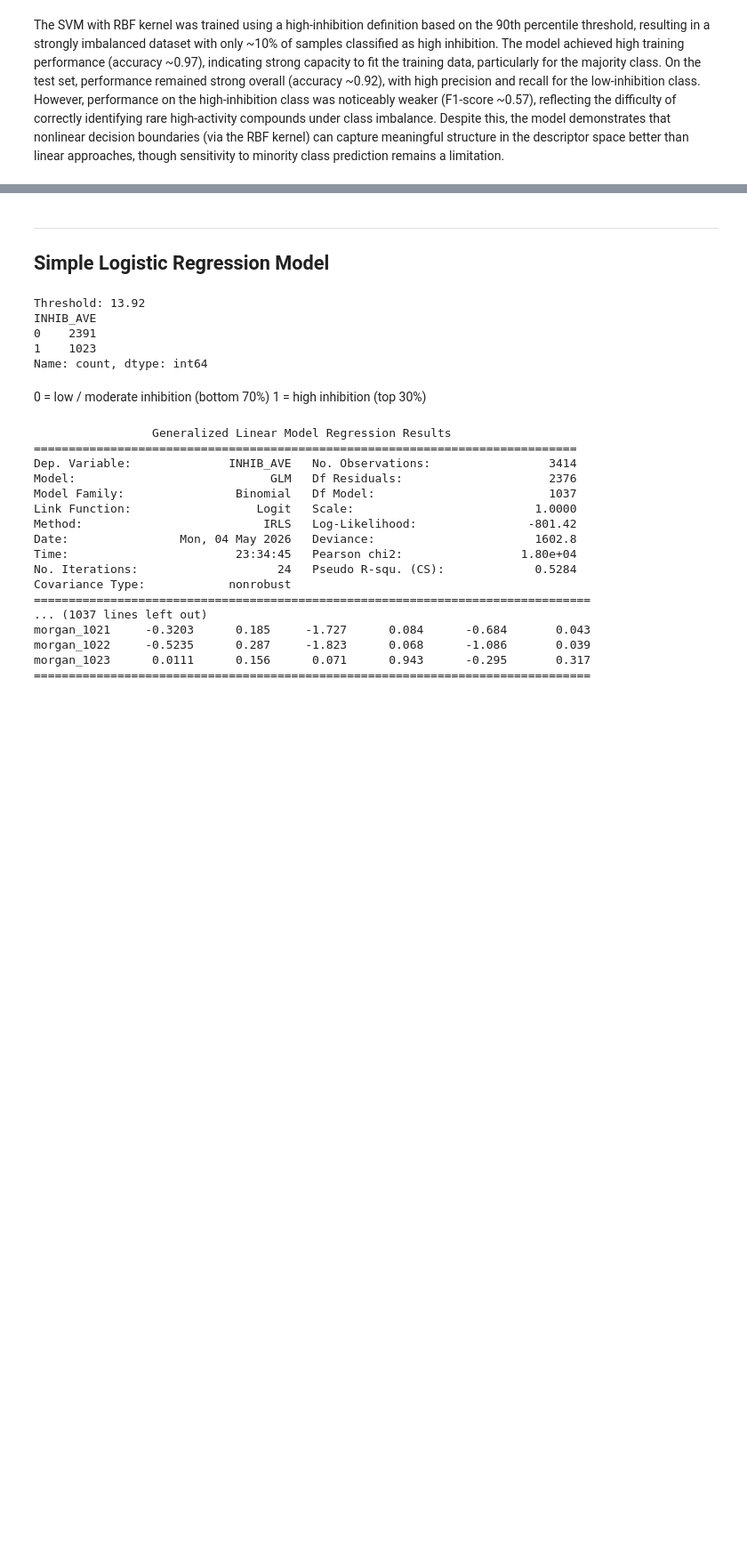
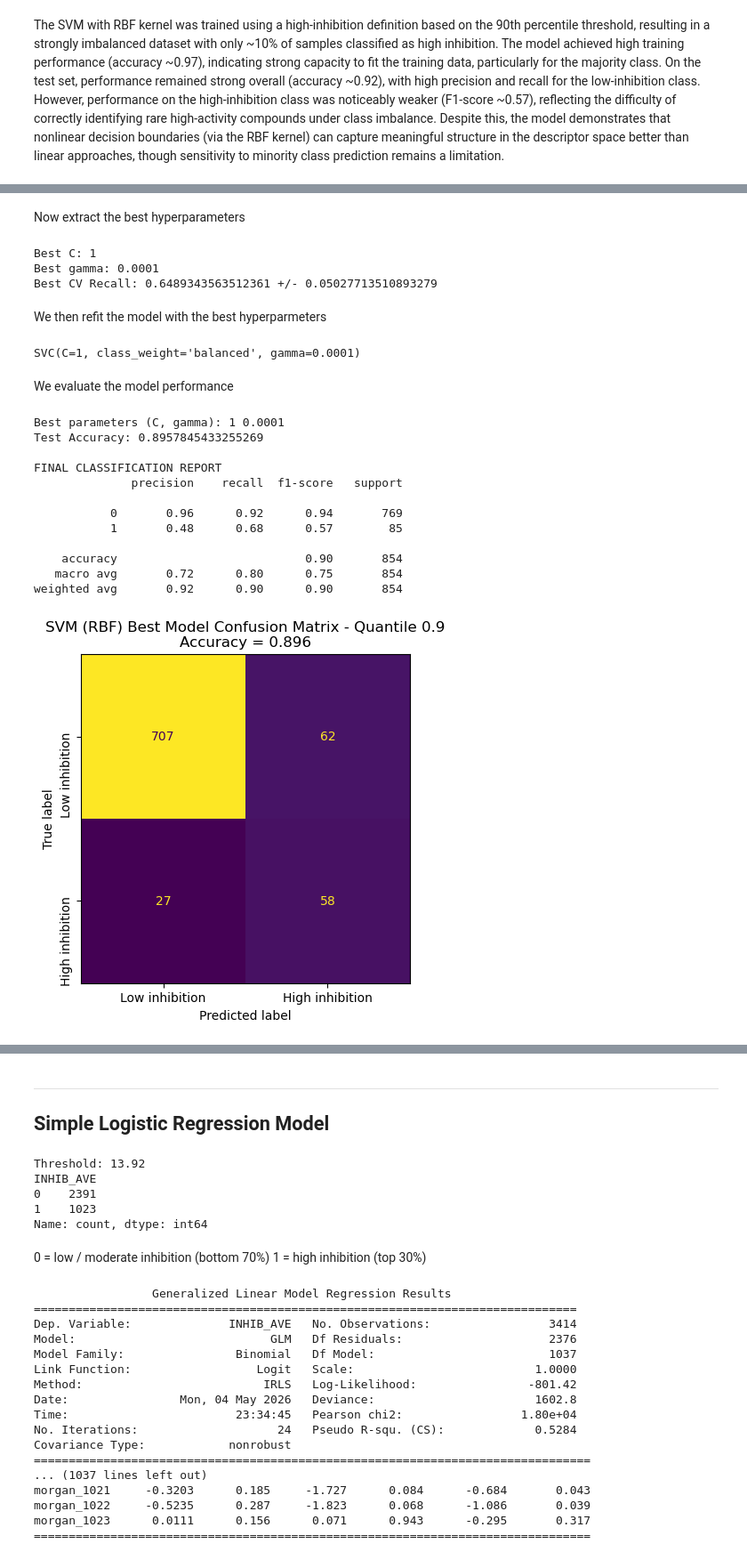
Before and after one commit to dw1229/chem277a-final-ecoli-inhibition-ml, a Jupyter notebook: svm_linear_log_cluster.ipynb, the cells around one changed output, grey strips where cells are left out. Shown at 89% size. Cells and saved outputs as stored; diff of their text form; code cells hidden in the pictures; blank space fills up the shorter version.

```diff
--- a/svm_linear_log_cluster.ipynb
+++ b/svm_linear_log_cluster.ipynb
@@ -718,0 +845,65 @@ The SVM with RBF kernel was trained using a high-inhibition definition based on
+# %% [markdown]
+Now extract the best hyperparameters
+# %%
+best = max(results, key=lambda x: x["recall_mean"])
+
+print("Best C:", best["C"])
+print("Best gamma:", best["gamma"])
+print("Best CV Recall:", best["recall_mean"], "+/-", best["recall_std"])
+# %% [output]
+Best C: 1
+Best gamma: 0.0001
+Best CV Recall: 0.6489343563512361 +/- 0.05027713510893279
+# %% [markdown]
+We then refit the model with the best hyperparmeters
+# %%
+best_model = SVC(
+    kernel="rbf",
+    C=best["C"],
+    gamma=best["gamma"],
+    class_weight="balanced"
+)
+
+best_model.fit(X_train_scaled_90, y_train_bin_tune)
+# %% [output]
+SVC(C=1, class_weight='balanced', gamma=0.0001)
+# %% [markdown]
+We evaluate the model performance
+# %%
+best_y_pred = best_model.predict(X_test_scaled_90)
+
+# metrics
+acc = accuracy_score(y_test_bin_90, best_y_pred)
+
+print("Best parameters (C, gamma):", best["C"], best["gamma"])
+
+print("Test Accuracy:", acc)
+
+print("\nFINAL CLASSIFICATION REPORT")
+print(classification_report(y_test_bin_90, best_y_pred))
+
+# confusion matrix
+cm = confusion_matrix(y_test_bin_90, best_y_pred)
+
+disp = ConfusionMatrixDisplay(confusion_matrix=cm, display_labels=["Low inhibition", "High inhibition"])
+disp.plot(colorbar=False)
+
+plt.title(
+    f"SVM (RBF) Best Model Confusion Matrix - Quantile 0.9\nAccuracy = {acc:.3f}"
+)
+plt.yticks(rotation=90)
+plt.show()
+# %% [output]
+Best parameters (C, gamma): 1 0.0001
+Test Accuracy: 0.8957845433255269
+
+FINAL CLASSIFICATION REPORT
+              precision    recall  f1-score   support
+
+           0       0.96      0.92      0.94       769
+           1       0.48      0.68      0.57        85
+
+    accuracy                           0.90       854
+   macro avg       0.72      0.80      0.75       854
+weighted avg       0.92      0.90      0.90       854
+[figure, added]
```
Also changed, not shown: parts of 37 cells of this notebook.
